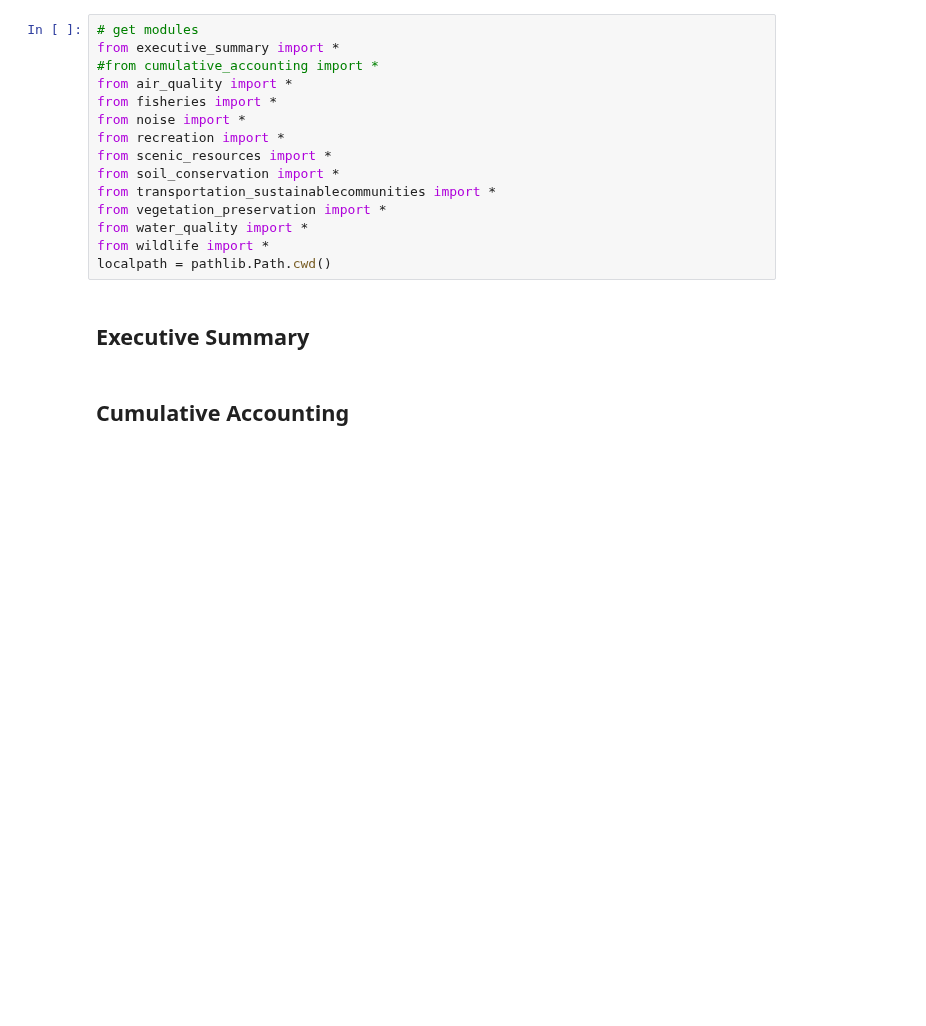
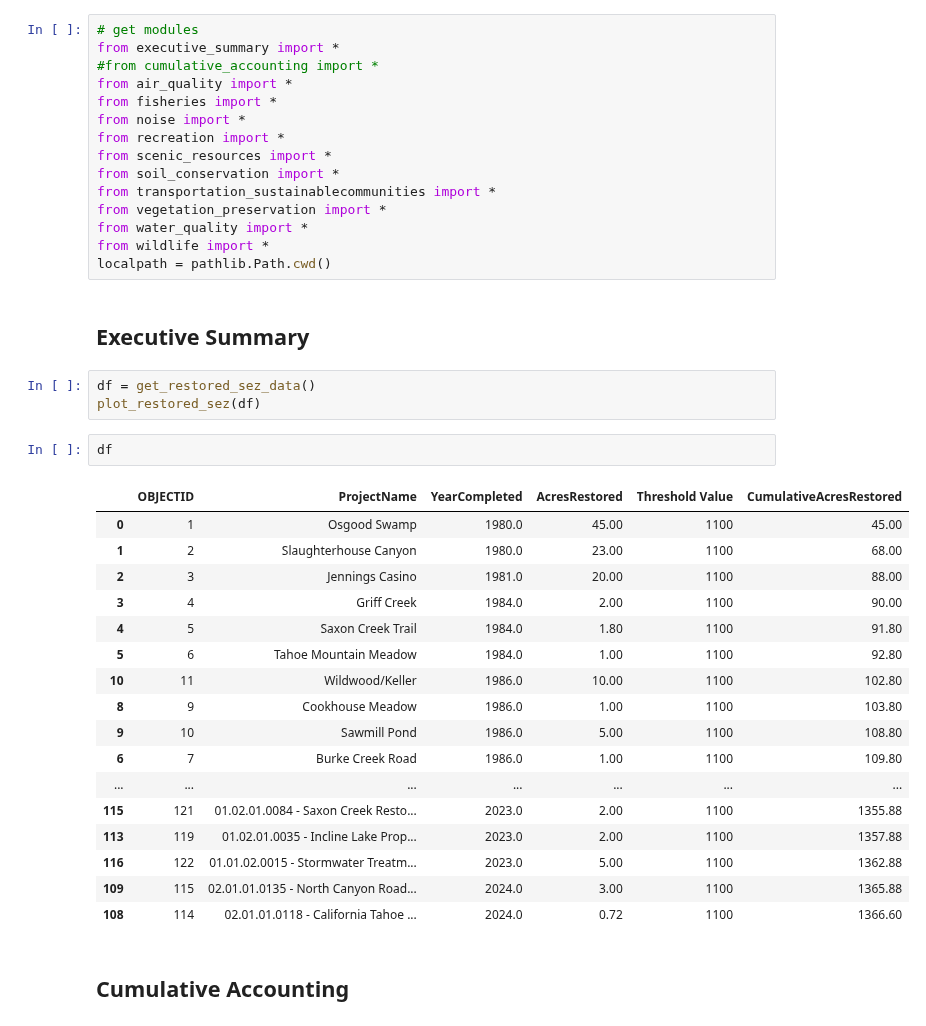
Before and after one commit to trpa-agency/ThresholdEvaluation, a Jupyter notebook: Scripts/2023/notebook.ipynb, the cells around one changed output. Cells and saved outputs as stored; diff of their text form; blank space fills up the shorter version.

Commit message:
add sez restored chart

```diff
--- a/Scripts/2023/notebook.ipynb
+++ b/Scripts/2023/notebook.ipynb
@@ -20,6 +20,29 @@ from wildlife import *
 localpath = pathlib.Path.cwd()
 # %% [markdown]
 ## Executive Summary
+# %%
+df = get_restored_sez_data()
+plot_restored_sez(df)
+# %%
+df
+# %% [output]
+|  | OBJECTID | ProjectName | YearCompleted | AcresRestored | Threshold Value | CumulativeAcresRestored |
+| 0 | 1 | Osgood Swamp | 1980.0 | 45.00 | 1100 | 45.00 |
+| 1 | 2 | Slaughterhouse Canyon | 1980.0 | 23.00 | 1100 | 68.00 |
+| 2 | 3 | Jennings Casino | 1981.0 | 20.00 | 1100 | 88.00 |
+| 3 | 4 | Griff Creek | 1984.0 | 2.00 | 1100 | 90.00 |
+| 4 | 5 | Saxon Creek Trail | 1984.0 | 1.80 | 1100 | 91.80 |
+| 5 | 6 | Tahoe Mountain Meadow | 1984.0 | 1.00 | 1100 | 92.80 |
+| 10 | 11 | Wildwood/Keller | 1986.0 | 10.00 | 1100 | 102.80 |
+| 8 | 9 | Cookhouse Meadow | 1986.0 | 1.00 | 1100 | 103.80 |
+| 9 | 10 | Sawmill Pond | 1986.0 | 5.00 | 1100 | 108.80 |
+| 6 | 7 | Burke Creek Road | 1986.0 | 1.00 | 1100 | 109.80 |
+| ... | ... | ... | ... | ... | ... | ... |
+| 115 | 121 | 01.02.01.0084 - Saxon Creek Resto... | 2023.0 | 2.00 | 1100 | 1355.88 |
+| 113 | 119 | 01.02.01.0035 - Incline Lake Prop... | 2023.0 | 2.00 | 1100 | 1357.88 |
+| 116 | 122 | 01.01.02.0015 - Stormwater Treatm... | 2023.0 | 5.00 | 1100 | 1362.88 |
+| 109 | 115 | 02.01.01.0135 - North Canyon Road... | 2024.0 | 3.00 | 1100 | 1365.88 |
+| 108 | 114 | 02.01.01.0118 - California Tahoe ... | 2024.0 | 0.72 | 1100 | 1366.60 |
 # %% [markdown]
 ## Cumulative Accounting
 # %%
```
Also changed, not shown: parts of 1 cell of this notebook, 2 other files.
